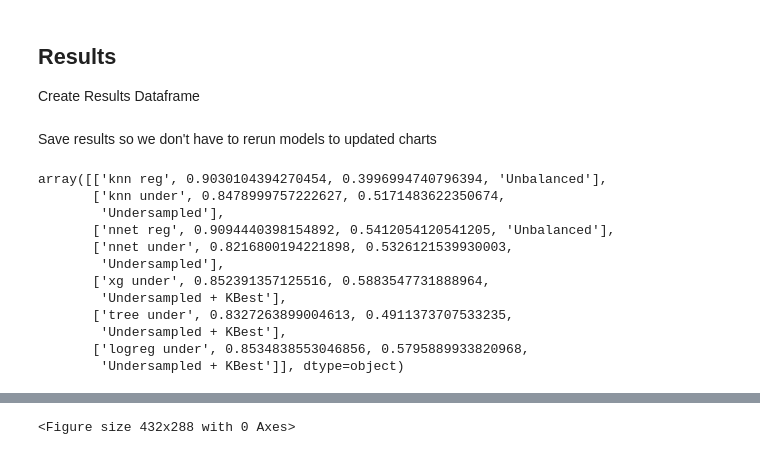
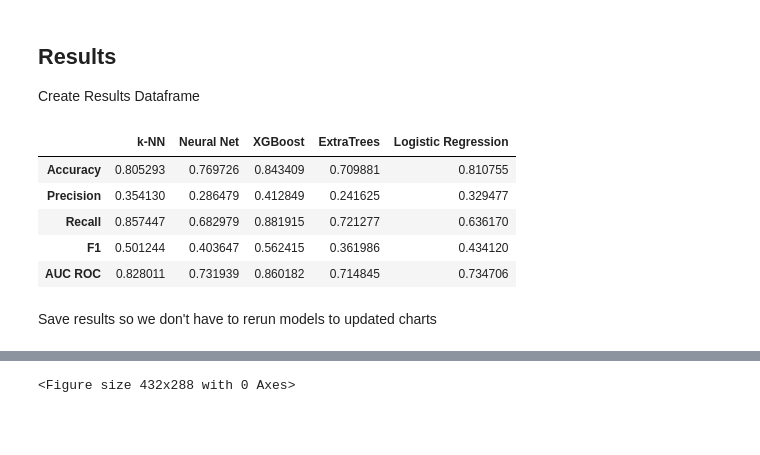
Before and after one commit to hunterblum/Bank-Marketing, a Jupyter notebook: Group7Final.ipynb, the cells around one changed output, grey strips where cells are left out. Cells and saved outputs as stored; diff of their text form; code cells hidden in the pictures; blank space fills up the shorter version.

Commit message:
modeling methodology unified

```diff
--- a/Group7Final.ipynb
+++ b/Group7Final.ipynb
@@ -598,3 +757,17 @@ etc_bal_f1 = f1_score(y_test2, etc_pred)
+# %%
+data = [accuracy_score(y_test, etc_y_pred, normalize=True),
+        precision_score(y_test, etc_y_pred),
+        recall_score(y_test, etc_y_pred),
+        fbeta_score(y_test, etc_y_pred, beta=1),
+        roc_auc_score(y_test, etc_y_pred)]
+
+test_names = ['Accuracy',
+              'Precision',
+              'Recall',
+              'F1',
+              'AUC ROC']
+
+test_table['ExtraTrees'] = data
 # %% [markdown]
 ### Logistic Regression
 # %%
@@ -608,6 +781,7 @@ num_pipe = Pipeline([('num_imputer', SimpleImputer(strategy='median')),
 
 full_pipeline = Pipeline([('column_transformer', ColumnTransformer([('cat', cat_pipe, cat_variables),
                                                                     ('num', num_pipe, num_variables)], remainder = 'passthrough')),
-                          ('k_best', SelectKBest(k = 20)),
+                          ('nzv', VarianceThreshold()),
+                          ('k_best', SelectKBest()),
                           ('logreg', LogisticRegression(solver = 'saga'))])
 # %%
@@ -652,0 +810,3 @@ log_bal_f1 = f1_score(y_test2, lr_pred)
+# %%
+lr_y_pred = lr.predict(X_test)
+lr_y_proba = lr.predict_proba(X_test)
@@ -653,28 +824,30 @@ log_bal_f1 = f1_score(y_test2, lr_pred)
+# %%
+data = [accuracy_score(y_test, lr_y_pred, normalize=True),
+        precision_score(y_test, lr_y_pred),
+        recall_score(y_test, lr_y_pred),
+        fbeta_score(y_test, lr_y_pred, beta=1),
+        roc_auc_score(y_test, lr_y_pred)]
+
+test_names = ['Accuracy',
+              'Precision',
+              'Recall',
+              'F1',
+              'AUC ROC']
+
+test_table['Logistic Regression'] = data
 # %% [markdown]
 ## Results
 Create Results Dataframe
 # %%
-Models = ["knn reg", "knn under", "nnet reg", "nnet under", "xg under", "tree under", "logreg under"]
-Accuracy = [knn_reg_acc, knn_bal_acc, nnet_reg_acc, nnet_bal_acc, xg_bal_acc, etc_bal_acc, log_bal_acc]
-F1 = [knn_reg_f1, knn_bal_f1, nnet_reg_f1, nnet_bal_f1, xg_bal_f1, etc_bal_f1, log_bal_f1]
-Dataset = ['Unbalanced', 'Undersampled', 'Unbalanced', 'Undersampled', 'Undersampled + KBest', 'Undersampled + KBest', 'Undersampled + KBest']
-
-Results = pd.DataFrame(list(zip(Models, Accuracy, F1, Dataset)),
-                      columns = ['Model', 'Accuracy', 'F1 Score', 'Data Used'])
+test_table
+# %% [output]
+|  | k-NN | Neural Net | XGBoost | ExtraTrees | Logistic Regression |
+| Accuracy | 0.805293 | 0.769726 | 0.843409 | 0.709881 | 0.810755 |
+| Precision | 0.354130 | 0.286479 | 0.412849 | 0.241625 | 0.329477 |
+| Recall | 0.857447 | 0.682979 | 0.881915 | 0.721277 | 0.636170 |
+| F1 | 0.501244 | 0.403647 | 0.562415 | 0.361986 | 0.434120 |
+| AUC ROC | 0.828011 | 0.731939 | 0.860182 | 0.714845 | 0.734706 |
 # %% [markdown]
 Save results so we don't have to rerun models to updated charts
 # %%
-np.array(Results)
+test_table.to_excel('test_table.xlsx')
-# %% [output]
-array([['knn reg', 0.9030104394270454, 0.3996994740796394, 'Unbalanced'],
-       ['knn under', 0.8478999757222627, 0.5171483622350674,
-        'Undersampled'],
-       ['nnet reg', 0.9094440398154892, 0.5412054120541205, 'Unbalanced'],
-       ['nnet under', 0.8216800194221898, 0.5326121539930003,
-        'Undersampled'],
-       ['xg under', 0.852391357125516, 0.5883547731888964,
-        'Undersampled + KBest'],
-       ['tree under', 0.8327263899004613, 0.4911373707533235,
-        'Undersampled + KBest'],
-       ['logreg under', 0.8534838553046856, 0.5795889933820968,
-        'Undersampled + KBest']], dtype=object)
```
Also changed, not shown: parts of 65 cells of this notebook, 1 other file.
